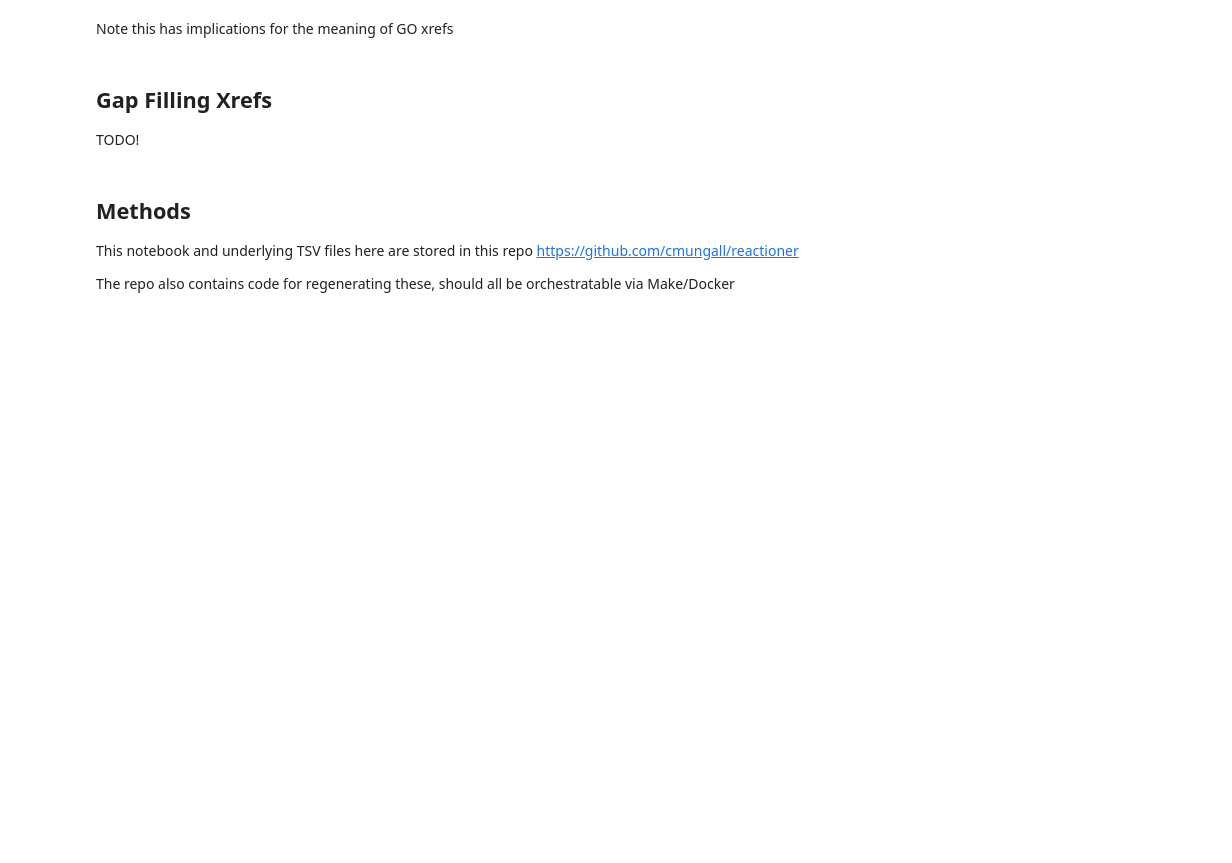
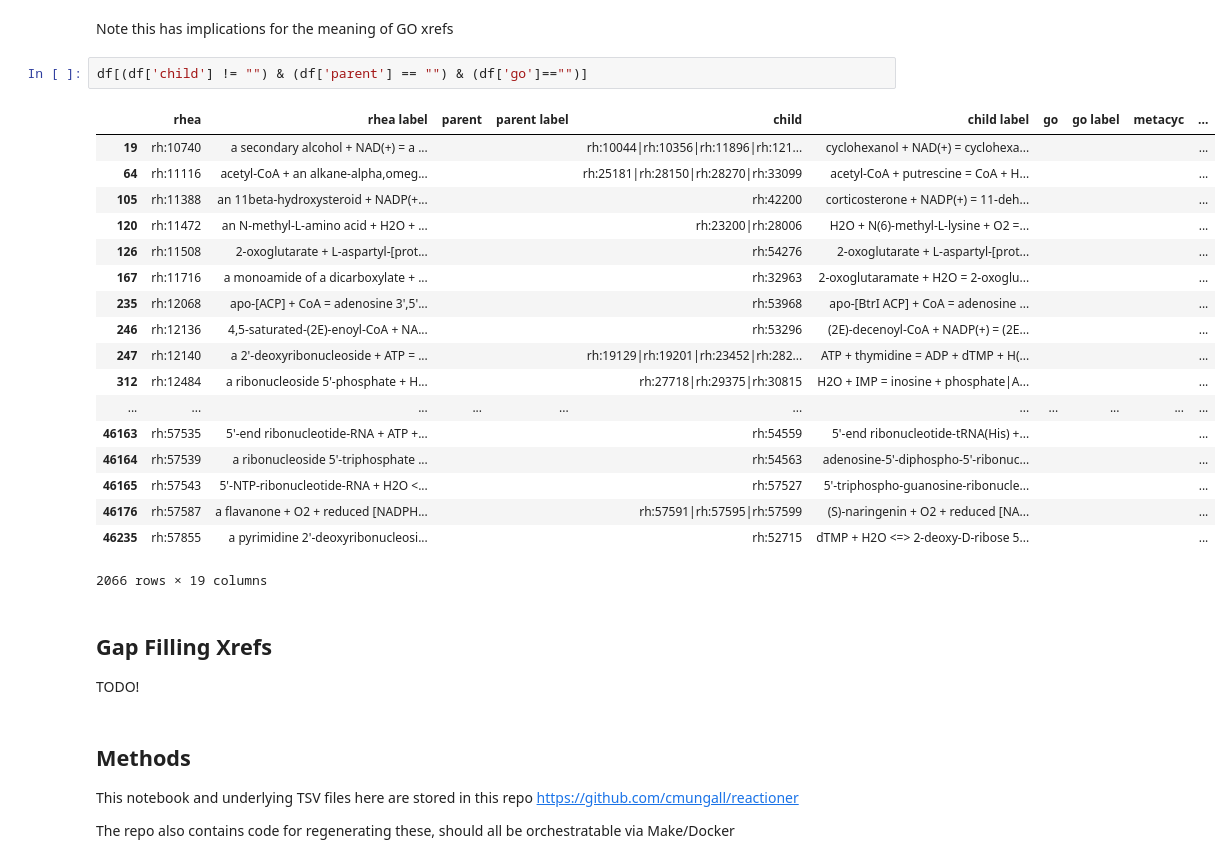
Before and after one commit to cmungall/reactioner, a Jupyter notebook: GO-Rhea-Analysis.ipynb, the cells around one changed output. Cells and saved outputs as stored; diff of their text form; blank space fills up the shorter version.

```diff
--- a/GO-Rhea-Analysis.ipynb
+++ b/GO-Rhea-Analysis.ipynb
@@ -258,5 +258,26 @@ sns.barplot(x=stacked.db, y=stacked.value, hue=stacked.direction)
 # %% [markdown]
 Note this has implications for the meaning of GO xrefs
+# %%
+df[(df['child'] != "") & (df['parent'] == "") & (df['go']=="")]
+# %% [output]
+|  | rhea | rhea label | parent | parent label | child | child label | go | go label | metacyc | ... |
+| 19 | rh:10740 | a secondary alcohol + NAD(+) = a ... |  |  | rh:10044|rh:10356|rh:11896|rh:121... | cyclohexanol + NAD(+) = cyclohexa... |  |  |  | ... |
+| 64 | rh:11116 | acetyl-CoA + an alkane-alpha,omeg... |  |  | rh:25181|rh:28150|rh:28270|rh:33099 | acetyl-CoA + putrescine = CoA + H... |  |  |  | ... |
+| 105 | rh:11388 | an 11beta-hydroxysteroid + NADP(+... |  |  | rh:42200 | corticosterone + NADP(+) = 11-deh... |  |  |  | ... |
+| 120 | rh:11472 | an N-methyl-L-amino acid + H2O + ... |  |  | rh:23200|rh:28006 | H2O + N(6)-methyl-L-lysine + O2 =... |  |  |  | ... |
+| 126 | rh:11508 | 2-oxoglutarate + L-aspartyl-[prot... |  |  | rh:54276 | 2-oxoglutarate + L-aspartyl-[prot... |  |  |  | ... |
+| 167 | rh:11716 | a monoamide of a dicarboxylate + ... |  |  | rh:32963 | 2-oxoglutaramate + H2O = 2-oxoglu... |  |  |  | ... |
+| 235 | rh:12068 | apo-[ACP] + CoA = adenosine 3',5'... |  |  | rh:53968 | apo-[BtrI ACP] + CoA = adenosine ... |  |  |  | ... |
+| 246 | rh:12136 | 4,5-saturated-(2E)-enoyl-CoA + NA... |  |  | rh:53296 | (2E)-decenoyl-CoA + NADP(+) = (2E... |  |  |  | ... |
+| 247 | rh:12140 | a 2'-deoxyribonucleoside + ATP = ... |  |  | rh:19129|rh:19201|rh:23452|rh:282... | ATP + thymidine = ADP + dTMP + H(... |  |  |  | ... |
+| 312 | rh:12484 | a ribonucleoside 5'-phosphate + H... |  |  | rh:27718|rh:29375|rh:30815 | H2O + IMP = inosine + phosphate|A... |  |  |  | ... |
+| ... | ... | ... | ... | ... | ... | ... | ... | ... | ... | ... |
+| 46163 | rh:57535 | 5'-end ribonucleotide-RNA + ATP +... |  |  | rh:54559 | 5'-end ribonucleotide-tRNA(His) +... |  |  |  | ... |
+| 46164 | rh:57539 | a ribonucleoside 5'-triphosphate ... |  |  | rh:54563 | adenosine-5'-diphospho-5'-ribonuc... |  |  |  | ... |
+| 46165 | rh:57543 | 5'-NTP-ribonucleotide-RNA + H2O <... |  |  | rh:57527 | 5'-triphospho-guanosine-ribonucle... |  |  |  | ... |
+| 46176 | rh:57587 | a flavanone + O2 + reduced [NADPH... |  |  | rh:57591|rh:57595|rh:57599 | (S)-naringenin + O2 + reduced [NA... |  |  |  | ... |
+| 46235 | rh:57855 | a pyrimidine 2'-deoxyribonucleosi... |  |  | rh:52715 | dTMP + H2O <=> 2-deoxy-D-ribose 5... |  |  |  | ... |
+2066 rows × 19 columns
 # %% [markdown]
 ## Gap Filling Xrefs
 
```
Also changed, not shown: parts of 2 cells of this notebook, 7 other files.
